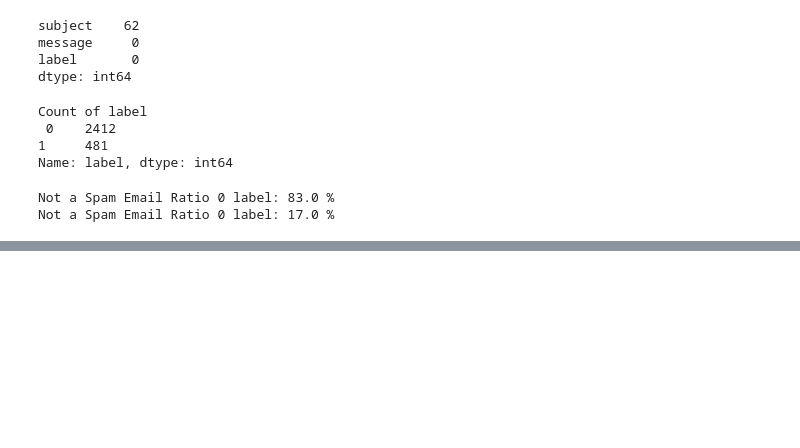
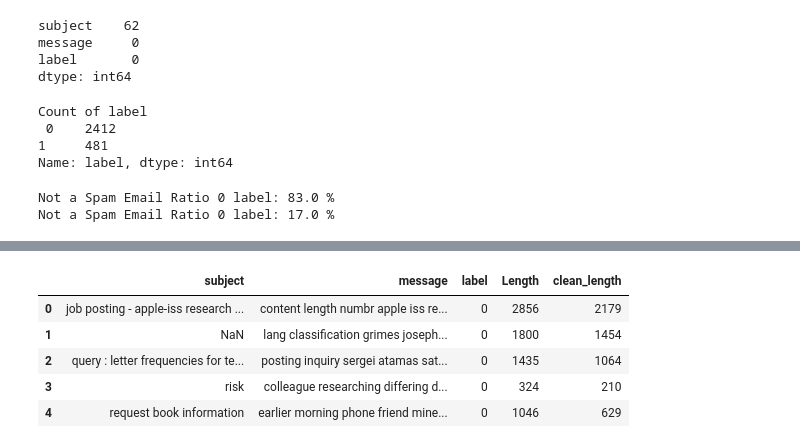
Before and after one commit to OmprakashDebata/Email_Spam_detection-NLP, a Jupyter notebook: Email_Spam_Detection.ipynb, the cells around one changed output, grey strips where cells are left out. Drawn from its saved outputs; the diff is of its cells as text; code cells hidden in the pictures; blank space fills up the shorter version.

```diff
--- a/Email_Spam_Detection.ipynb
+++ b/Email_Spam_Detection.ipynb
@@ -102,0 +111,3 @@ Not a Spam Email Ratio 0 label: 17.0 %
+# %%
+df['message'] = df.message.str.lower()
+df.head()
@@ -102,0 +163,11 @@ Not a Spam Email Ratio 0 label: 17.0 %
+# %%
+# new column (clean_length) after punctuations, stopwords removal
+df['clean_length'] = df.message.str.len()
+df.head()
+# %% [output]
+|  | subject | message | label | Length | clean_length |
+| 0 | job posting - apple-iss research ... | content length numbr apple iss re... | 0 | 2856 | 2179 |
+| 1 | NaN | lang classification grimes joseph... | 0 | 1800 | 1454 |
+| 2 | query : letter frequencies for te... | posting inquiry sergei atamas sat... | 0 | 1435 | 1064 |
+| 3 | risk | colleague researching differing d... | 0 | 324 | 210 |
+| 4 | request book information | earlier morning phone friend mine... | 0 | 1046 | 629 |
```
Also changed, not shown: parts of 10 cells of this notebook.
